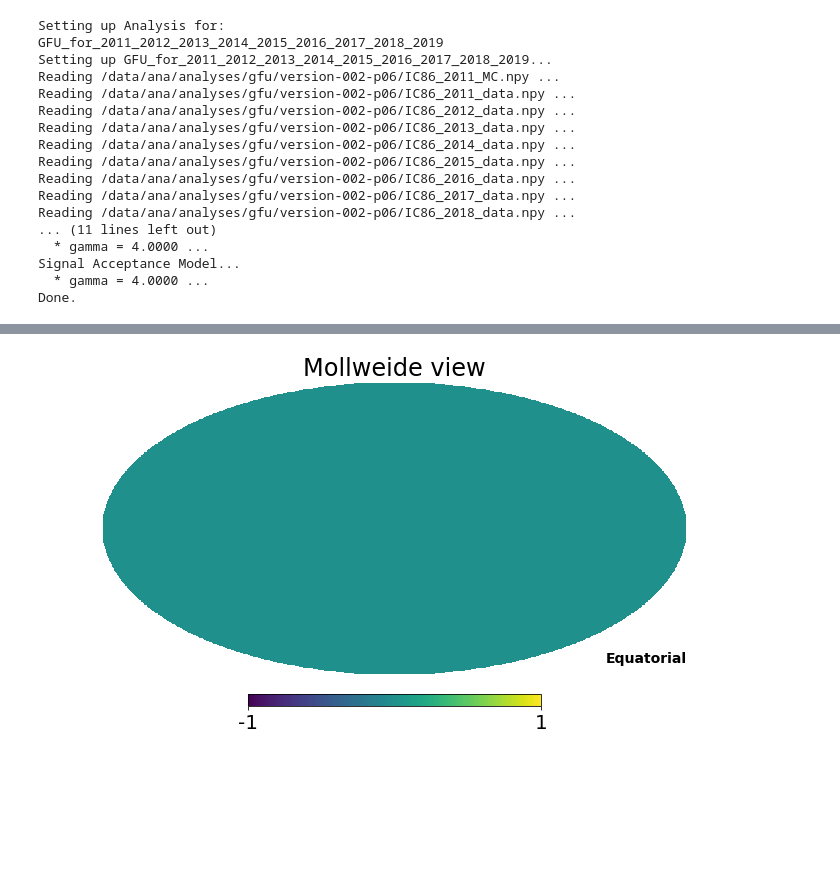
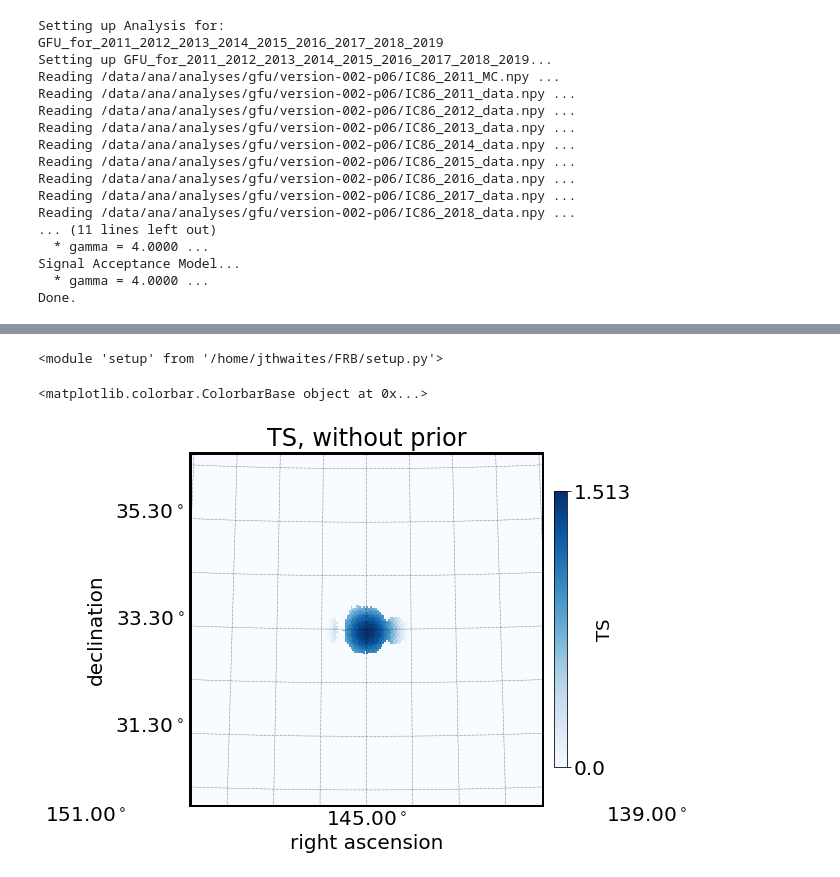
Before and after one commit to jessiethw/FRB, a Jupyter notebook: csky_spatial_priors.ipynb, the cells around one changed output, grey strips where cells are left out. Drawn from its saved outputs; the diff is of its cells as text; code cells hidden in the pictures; blank space fills up the shorter version.

Commit message:
new methodsto handle priors

```diff
--- a/csky_spatial_priors.ipynb
+++ b/csky_spatial_priors.ipynb
@@ -63,6 +55,8 @@ print(len(np.where(msk2)[0]))
 # %%
-src=setup.sources(10000., frbs['mjd'].values[wn], frbs['ra_deg'].values[wn],
+src=setup.sources(20*84600., frbs['mjd'].values[wn], frbs['ra_deg'].values[wn],
                   frbs['dec_deg'].values[wn])
-#tr = cy.get_spatial_prior_trial_runner(src_tr=src,
-#                        llh_priors=frb_probs, refine_max=False, get_pixmask=True)
+
+##sp_tr used only for getting llh prior term!
+sp_tr = cy.get_spatial_prior_trial_runner(src_tr=src,
+                        llh_priors=frb_probs, get_pixmask=True)
 # %%
@@ -77,4 +73,0 @@ Wall time: 16.7 s
-# %%
-hp.mollview(scan[1], coord='C')
-# %% [output]
-[figure, removed]
@@ -80,0 +78,12 @@ hp.mollview(scan[1], coord='C')
+# %%
+import imp
+imp.reload(setup)
+# %% [output]
+<module 'setup' from '/home/jthwaites/FRB/setup.py'>
+# %%
+setup.plot_zoom(scan[1], src['ra'][0], src['dec'][0], contour_scan=False,
+                title='TS, without prior',
+                reso=2., col_label=r"TS")
+# %% [output]
+<matplotlib.colorbar.ColorbarBase object at 0x...>
+[figure, added]
```
Also changed, not shown: parts of 7 cells of this notebook, 2 other files.
